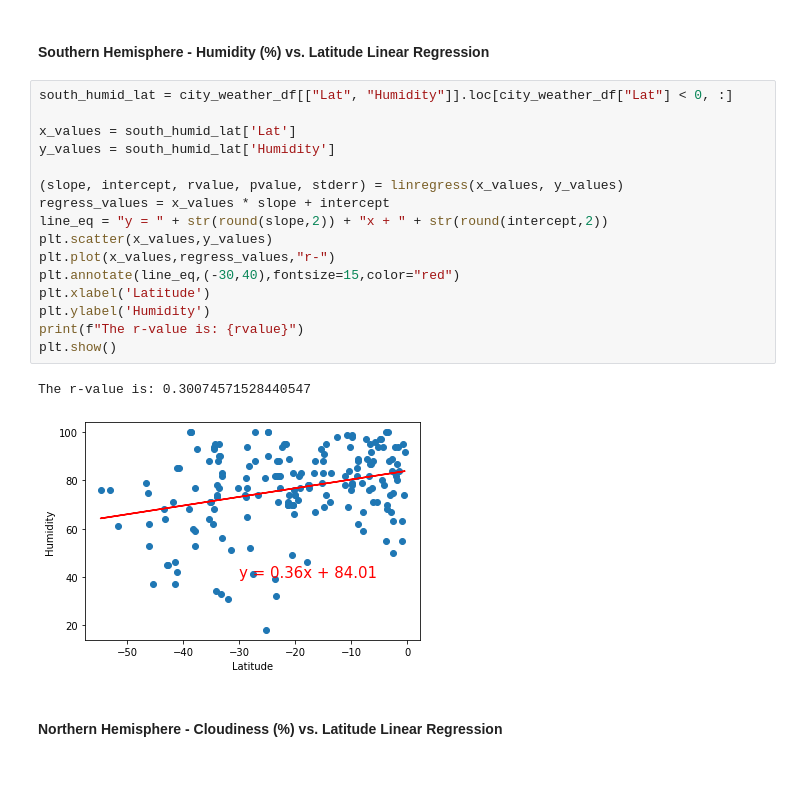
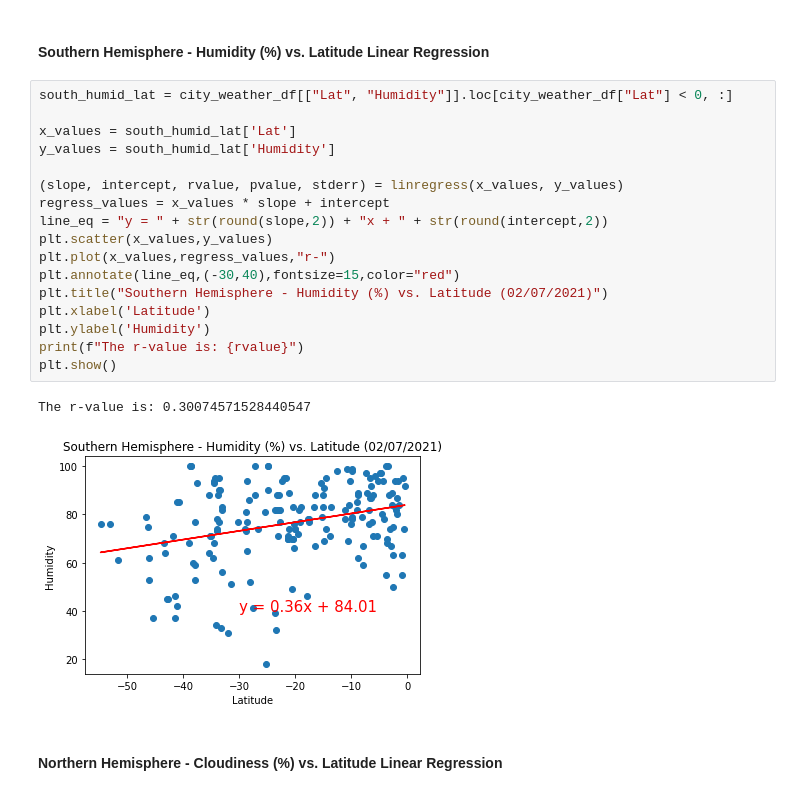
Before and after one commit to mchua004/python-api-challenge, a Jupyter notebook: WeatherPy/WeatherPy.ipynb, the cells around one changed output. Saved outputs shown, nothing was run; the diff lists cells and outputs as text.

```diff
--- a/WeatherPy/WeatherPy.ipynb
+++ b/WeatherPy/WeatherPy.ipynb
@@ -380,22 +348,23 @@ The r-value is: 0.37289796381227414
 # %%
 south_humid_lat = city_weather_df[["Lat", "Humidity"]].loc[city_weather_df["Lat"] < 0, :]
 
 x_values = south_humid_lat['Lat']
 y_values = south_humid_lat['Humidity']
 
 (slope, intercept, rvalue, pvalue, stderr) = linregress(x_values, y_values)
 regress_values = x_values * slope + intercept
 line_eq = "y = " + str(round(slope,2)) + "x + " + str(round(intercept,2))
 plt.scatter(x_values,y_values)
 plt.plot(x_values,regress_values,"r-")
 plt.annotate(line_eq,(-30,40),fontsize=15,color="red")
+plt.title("Southern Hemisphere - Humidity (%) vs. Latitude (02/07/2021)")
 plt.xlabel('Latitude')
 plt.ylabel('Humidity')
 print(f"The r-value is: {rvalue}")
 plt.show()
 # %% [output]
 The r-value is: 0.30074571528440547
-[figure, old version]
+[figure, new version]
 # %% [markdown]
 ####  Northern Hemisphere - Cloudiness (%) vs. Latitude Linear Regression
 # %%
```
Also changed, not shown: parts of 11 cells of this notebook, 1 other file.
